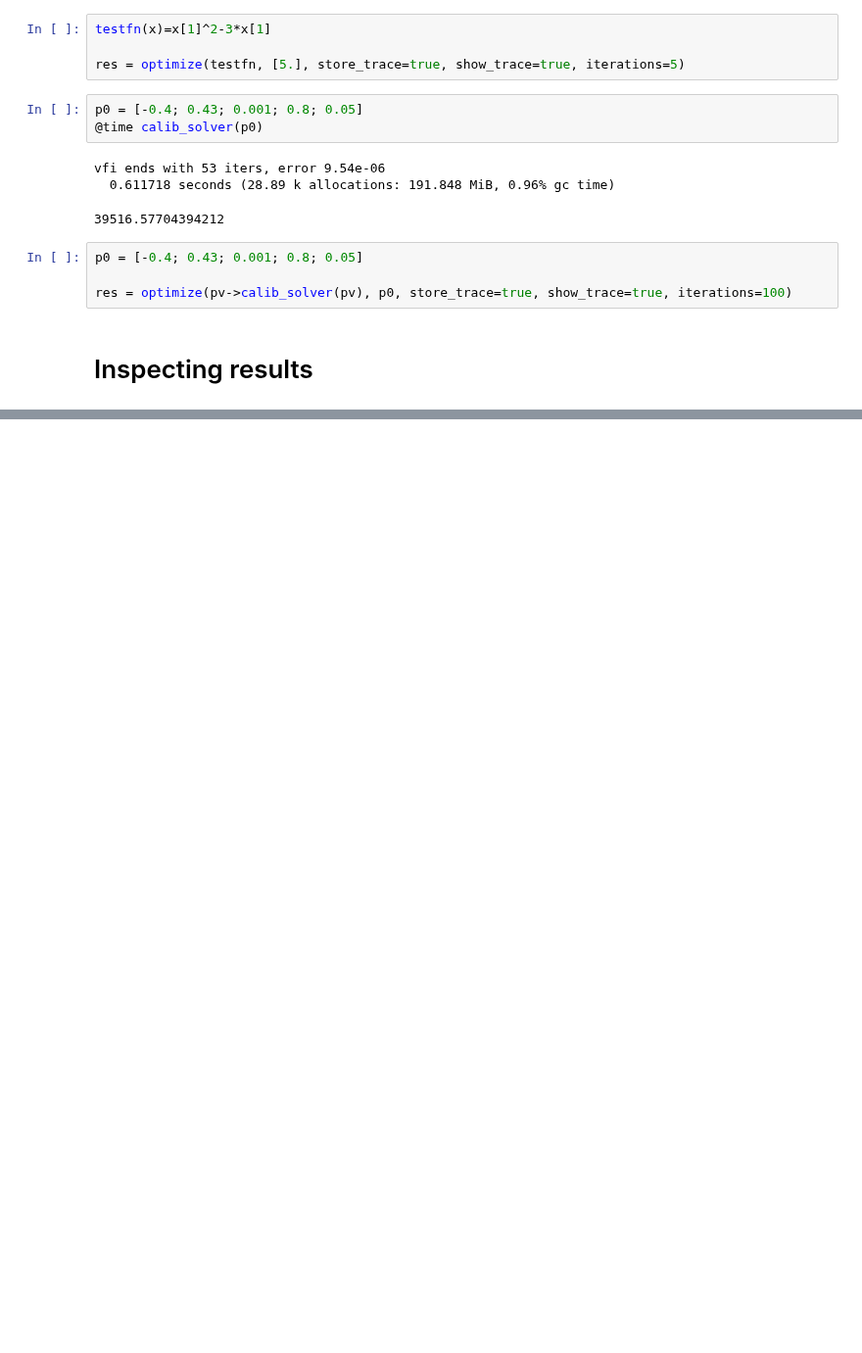
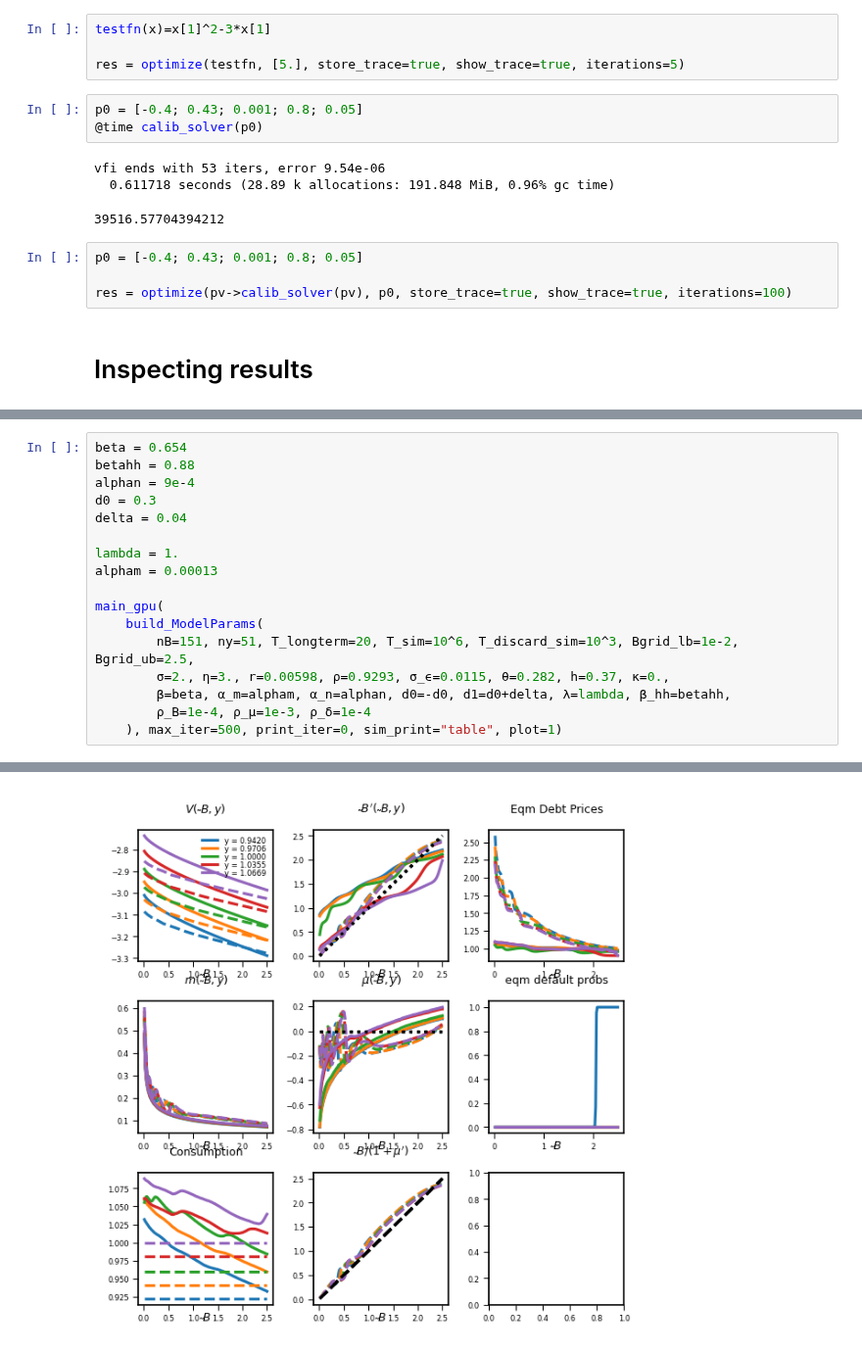
Before and after one commit to carlogalli/colab-gpu, a Jupyter notebook: jmp_v7.ipynb, the cells around one changed output, grey strips where cells are left out. Shown at 98% size. Cells and saved outputs as stored; diff of their text form; blank space fills up the shorter version.

```diff
--- a/jmp_v7.ipynb
+++ b/jmp_v7.ipynb
@@ -1894,0 +1901,18 @@ vfi ends with 70 iters, error 9.54e-06
+# %%
+beta = 0.654
+betahh = 0.88
+alphan = 9e-4
+d0 = 0.3
+delta = 0.04
+
+lambda = 1.
+alpham = 0.00013
+
+main_gpu(
+    build_ModelParams(
+        nB=151, ny=51, T_longterm=20, T_sim=10^6, T_discard_sim=10^3, Bgrid_lb=1e-2, Bgrid_ub=2.5,
+        σ=2., η=3., r=0.00598, ρ=0.9293, σ_ϵ=0.0115, θ=0.282, h=0.37, κ=0.,
+        β=beta, α_m=alpham, α_n=alphan, d0=-d0, d1=d0+delta, λ=lambda, β_hh=betahh,
+        ρ_B=1e-4, ρ_μ=1e-3, ρ_δ=1e-4
+    ), max_iter=500, print_iter=0, sim_print="table", plot=1)
+# %% [output]
@@ -1894,0 +1936 @@ vfi ends with 70 iters, error 9.54e-06
+[figure, added]
```
Also changed, not shown: parts of 6 cells of this notebook.
